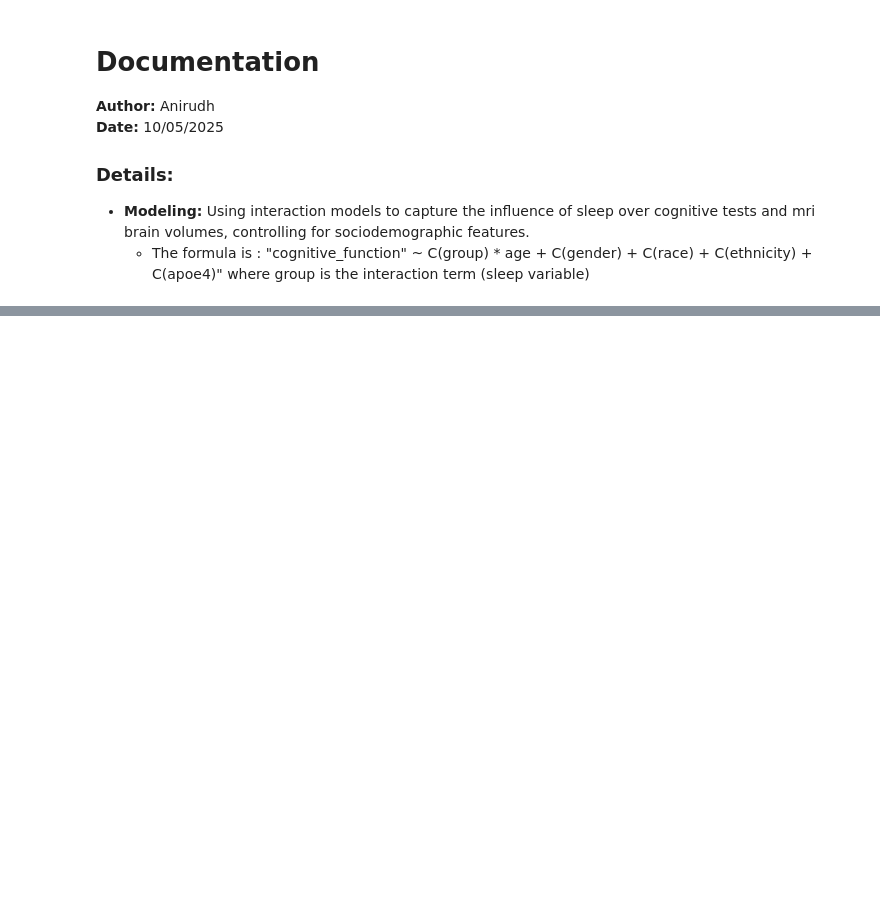
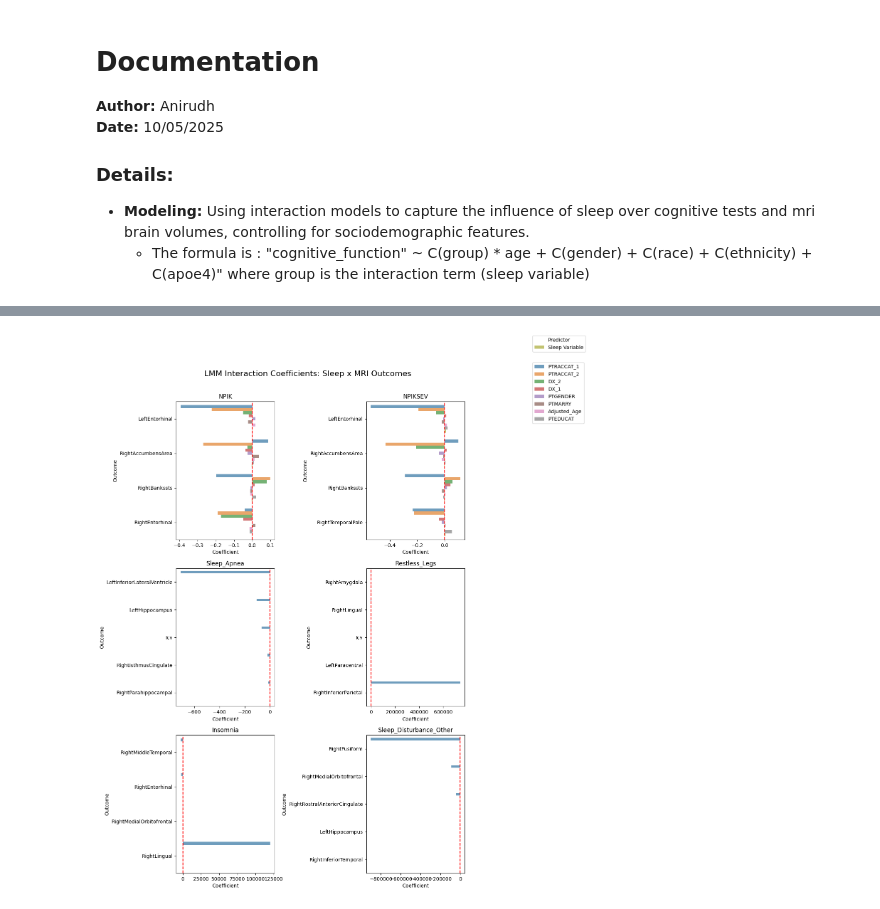
Before and after one commit to Da4kek/AD-Sleep, a Jupyter notebook: Interaction_model.ipynb, the cells around one changed output, grey strips where cells are left out. Cells and saved outputs as stored; diff of their text form; code cells hidden in the pictures; blank space fills up the shorter version.

```diff
--- a/Interaction_model.ipynb
+++ b/Interaction_model.ipynb
@@ -309,0 +313,2 @@ for sleep in sleep_vars:
+# %%
+flat_mri = interaction_results[interaction_results['Model'] == 'Model1_MRI']
@@ -309,0 +331,22 @@ for sleep in sleep_vars:
+# %%
+all_df_top = []
+
+for sleep_var in flat_mri['Sleep_Var'].unique():
+    df_plot = flat_mri[(flat_mri['Sleep_Var'] == sleep_var)]
+
+    top_outcomes = (
+        df_plot[(df_plot['Sleep_Var'] == sleep_var)]
+        .sort_values(by='Coef')
+        .set_index('Outcome')['Coef']
+        .abs()
+        .head(5)
+        .index
+    )
+    df_top = df_plot[df_plot['Outcome'].isin(top_outcomes)]
+    all_df_top.append(df_top.sort_values(by='Coef'))
+
+df_top_all = pd.concat(all_df_top, ignore_index=True)
+
+plot_interaction_lmm(df_top_all, model='Model1_MRI', domain='MRI')
+# %% [output]
+[figure, added]
```
Also changed, not shown: parts of 29 cells of this notebook.
